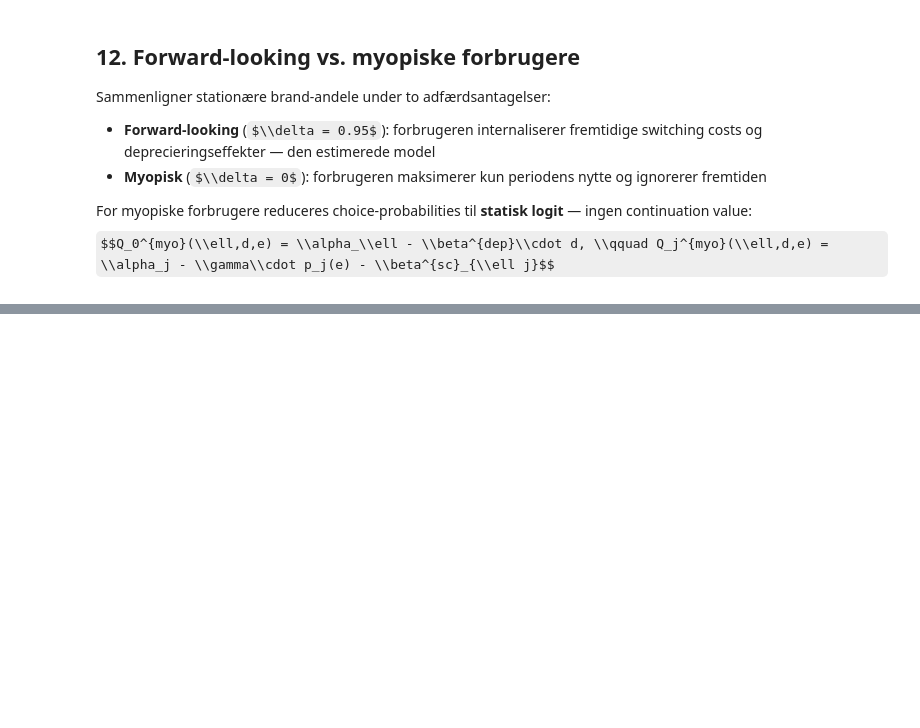
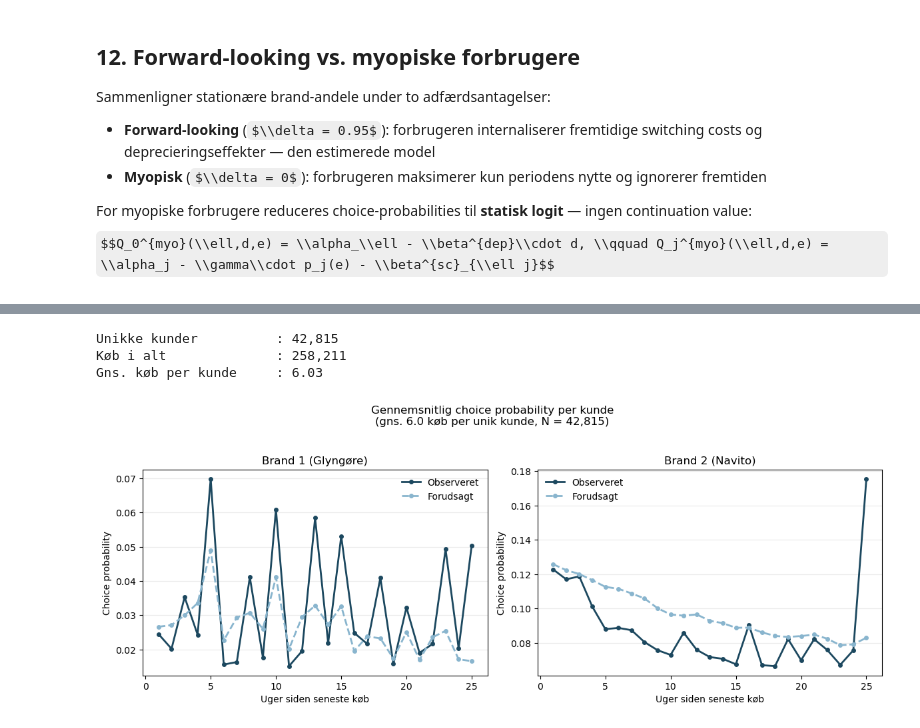
Before and after one commit to OEiberg/dp_ucph_oe, a Jupyter notebook: Term Paper OEJ x SRL/nfxp_empirical.ipynb, the cells around one changed output, grey strips where cells are left out. Saved outputs shown, nothing was run; the diff lists cells and outputs as text; code cells hidden in the pictures; some formulas as TeX source; blank space fills up the shorter version.

```diff
--- a/Term Paper OEJ x SRL/nfxp_empirical.ipynb
+++ b/Term Paper OEJ x SRL/nfxp_empirical.ipynb
@@ -1776,0 +1660,65 @@ plt.show()
+# %%
+# ── Tilføj observerede indikatorer og forudsagte CCP'er ──────────────────────
+_pnl = panel_df.copy()
+_pnl["actual_b1"] = (_pnl["Y"] == 1).astype(float)
+_pnl["actual_b2"] = (_pnl["Y"] == 2).astype(float)
+_pnl["pred_b1"]   = P_hat[
+    _pnl["L"].to_numpy(dtype=int) - 1,
+    _pnl["D"].to_numpy(dtype=int),
+    _pnl["E_IDX"].to_numpy(dtype=int),
+    1,
+]
+_pnl["pred_b2"]   = P_hat[
+    _pnl["L"].to_numpy(dtype=int) - 1,
+    _pnl["D"].to_numpy(dtype=int),
+    _pnl["E_IDX"].to_numpy(dtype=int),
+    2,
+]
+
+# ── Trin 1: gennemsnit per (kunde, duration) ──────────────────────────────────
+_cols    = ["actual_b1", "actual_b2", "pred_b1", "pred_b2"]
+_hh_dur  = _pnl.groupby(["Customer_ID", "D"])[_cols].mean().reset_index()
+
+# ── Trin 2: gennemsnit over kunder for hver duration ─────────────────────────
+_dur_avg = _hh_dur.groupby("D")[_cols].mean().reset_index()
+
+# ── Antal køb per unik kunde ──────────────────────────────────────────────────
+_n_cust  = _pnl["Customer_ID"].nunique()
+_n_purch = int((_pnl["Y"] > 0).sum())
+_avg_purch_per_cust = _n_purch / _n_cust
+
+print(f"Unikke kunder          : {_n_cust:,}")
+print(f"Køb i alt              : {_n_purch:,}")
+print(f"Gns. køb per kunde     : {_avg_purch_per_cust:.2f}")
+
+# ── Plot ──────────────────────────────────────────────────────────────────────
+COLOR_OBS  = "#1c485f"
+COLOR_PRED = "#89b5ce"
+BRAND_NAMES = ["Brand 1 (Glyngøre)", "Brand 2 (Navito)"]
+
+fig, axes = plt.subplots(1, 2, figsize=(12, 4.5))
+
+for b, (ax, bname) in enumerate(zip(axes, BRAND_NAMES)):
+    ax.plot(_dur_avg["D"], _dur_avg[f"actual_b{b+1}"],
+            color=COLOR_OBS,  lw=2, marker="o", ms=4, label="Observeret")
+    ax.plot(_dur_avg["D"], _dur_avg[f"pred_b{b+1}"],
+            color=COLOR_PRED, lw=2, marker="o", ms=4, ls="--", label="Forudsagt")
+    ax.set_xlabel("Uger siden seneste køb")
+    ax.set_ylabel("Choice probability")
+    ax.set_title(bname)
+    ax.legend(frameon=False)
+    ax.grid(axis="y", alpha=0.25)
+
+fig.suptitle(
+    f"Gennemsnitlig choice probability per kunde\n"
+    f"(gns. {_avg_purch_per_cust:.1f} køb per unik kunde, N = {_n_cust:,})",
+    y=1.03,
+)
+plt.tight_layout()
+plt.savefig("nfxp_empirical_hh_choice_prob_by_duration.pdf", bbox_inches="tight")
+plt.show()
+# %% [output]
+Unikke kunder          : 42,815
+Køb i alt              : 258,211
+Gns. køb per kunde     : 6.03
+[figure, added]
```
Also changed, not shown: parts of 27 cells of this notebook, 2 other files.
